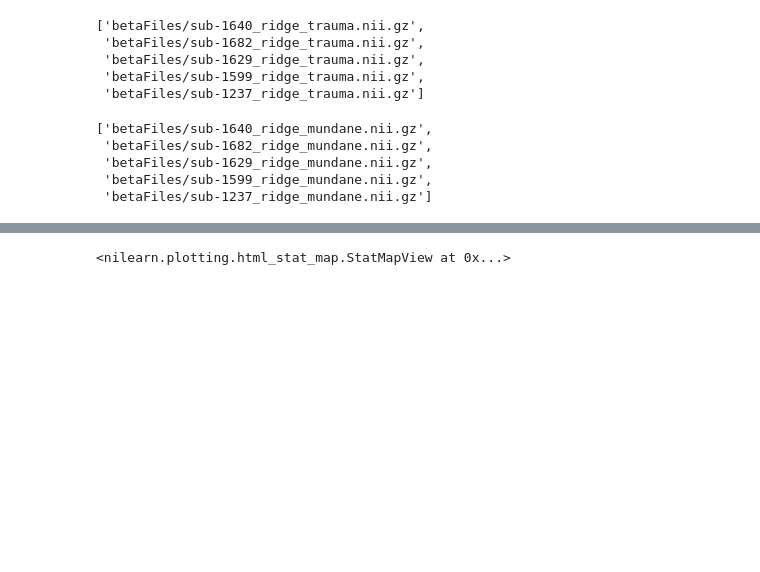
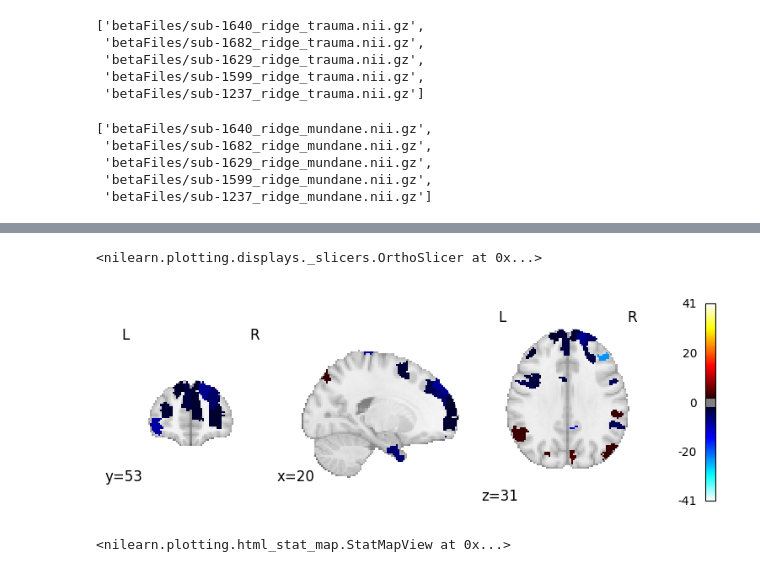
Before and after one commit to orduek/prePost, a Jupyter notebook: compareConds.ipynb, the cells around one changed output, grey strips where cells are left out. Drawn from its saved outputs; the diff is of its cells as text; code cells hidden in the pictures; blank space fills up the shorter version.

```diff
--- a/compareConds.ipynb
+++ b/compareConds.ipynb
@@ -108,6 +108,12 @@ t_stats_reshaped = t_stats.reshape(img1.shape)
 # Create a new NIfTI image using the reshaped T-statistics
 # Use one of the original images (e.g., img1) as a reference for the affine transformation
 t_stat_img = image.new_img_like(img1, t_stats_reshaped)
+# %%
+plotting.plot_stat_map(t_stat_img, threshold=2,
+                       draw_cross=False)
+# %% [output]
+<nilearn.plotting.displays._slicers.OrthoSlicer at 0x...>
+[figure, added]
 # %%
 view = view_img(t_stat_img, threshold=2,
  title="Interactive view of difference", display_mode='ortho')
```
Also changed, not shown: parts of 4 cells of this notebook.
